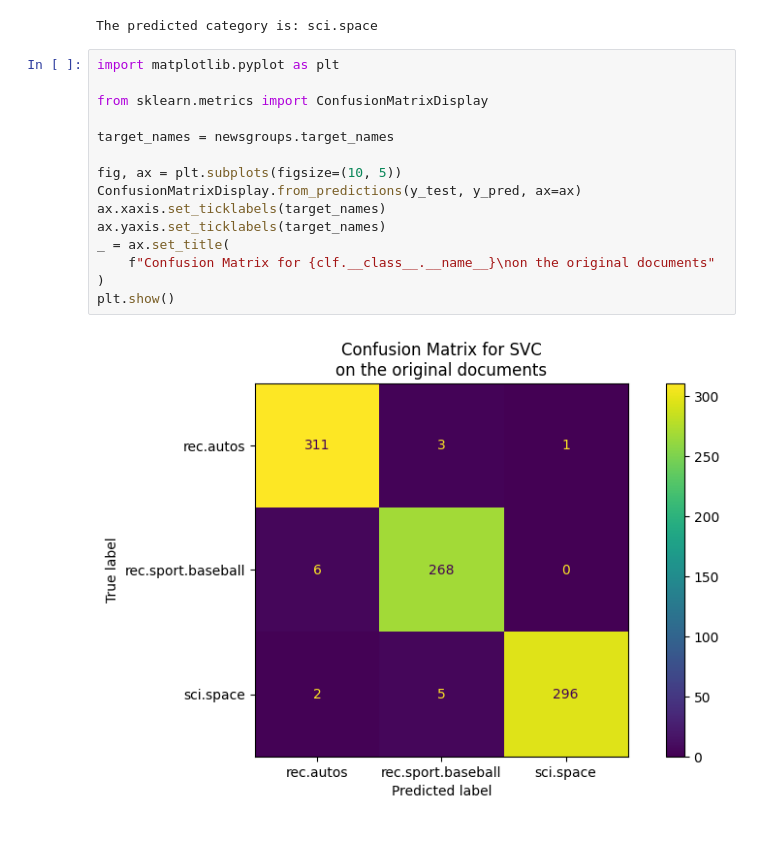
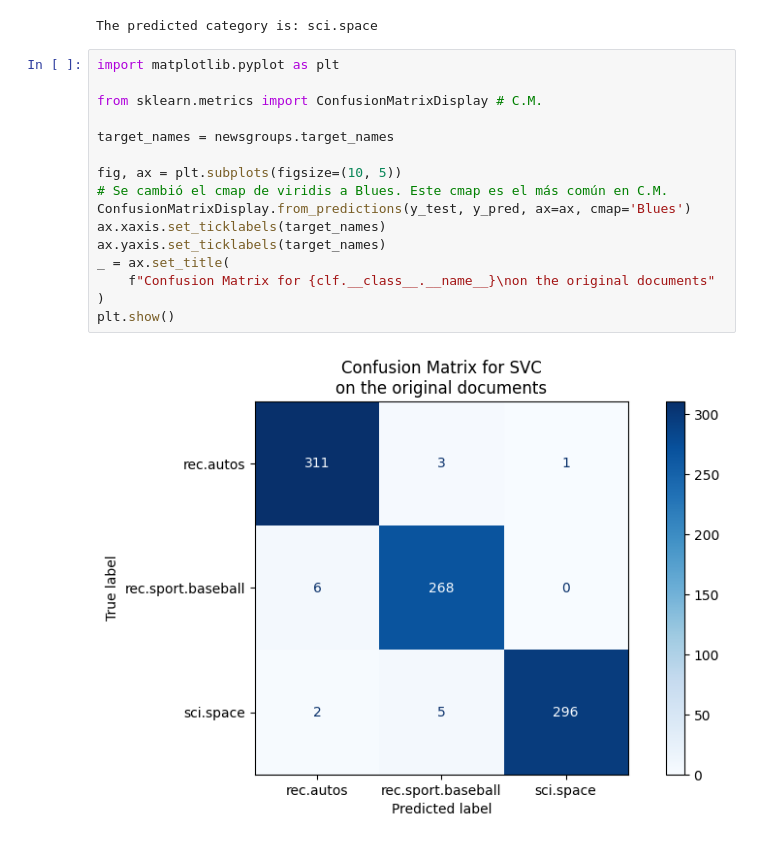
Before and after one commit to mikecr96/NLP-Ago-dic24, a Jupyter notebook: Semana XIII/Text_Classification.ipynb, the cells around one changed output. Drawn from its saved outputs; the diff is of its cells as text.

```diff
--- a/Semana XIII/Text_Classification.ipynb
+++ b/Semana XIII/Text_Classification.ipynb
@@ -128,17 +128,18 @@ The predicted category is: sci.space
 # %%
 import matplotlib.pyplot as plt
 
-from sklearn.metrics import ConfusionMatrixDisplay
+from sklearn.metrics import ConfusionMatrixDisplay # C.M.
 
 target_names = newsgroups.target_names
 
 fig, ax = plt.subplots(figsize=(10, 5))
-ConfusionMatrixDisplay.from_predictions(y_test, y_pred, ax=ax)
+# Se cambió el cmap de viridis a Blues. Este cmap es el más común en C.M.
+ConfusionMatrixDisplay.from_predictions(y_test, y_pred, ax=ax, cmap='Blues')
 ax.xaxis.set_ticklabels(target_names)
 ax.yaxis.set_ticklabels(target_names)
 _ = ax.set_title(
     f"Confusion Matrix for {clf.__class__.__name__}\non the original documents"
 )
 plt.show()
 # %% [output]
-[figure, old version]
+[figure, new version]
```
Also changed, not shown: 2 other files.
